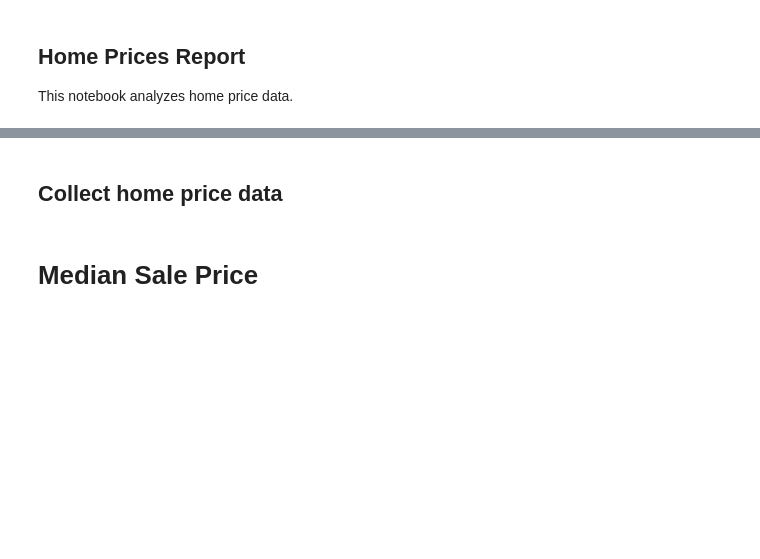
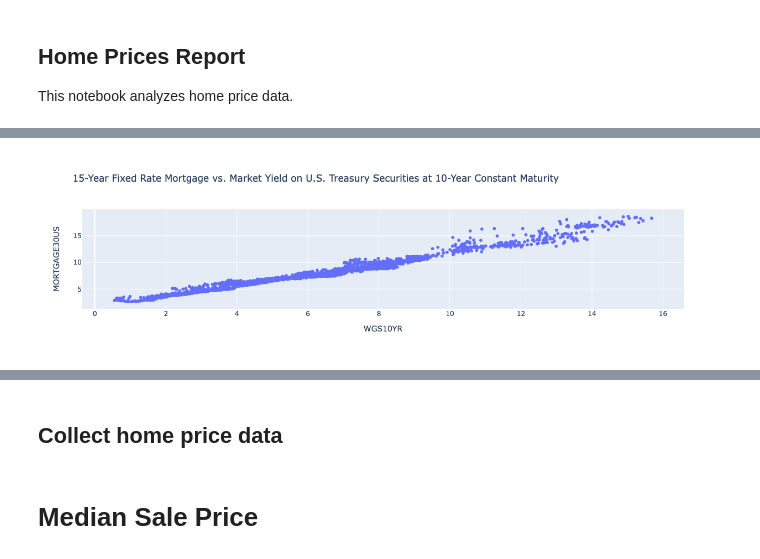
Before and after one commit to gw-moore/econ_reports, a Jupyter notebook: econ_reports/home_prices_report.ipynb, the cells around one changed output, grey strips where cells are left out. Saved outputs shown, nothing was run; the diff lists cells and outputs as text; code cells hidden in the pictures; blank space fills up the shorter version.

```diff
--- a/econ_reports/home_prices_report.ipynb
+++ b/econ_reports/home_prices_report.ipynb
@@ -69,0 +192,14 @@ rates_sc.show_observation_end()
+# %%
+fig = px.scatter(
+    df,
+    x="WGS10YR",
+    y="MORTGAGE30US",
+    title="15-Year Fixed Rate Mortgage vs. Market Yield on U.S. Treasury Securities at 10-Year Constant Maturity",
+    hover_data={"date": True},
+)
+# fig.layout.yaxis.tickformat = ",.0%"
+# fig.layout.xaxis.tickformat = ",.0%"
+
+fig.show()
+# %% [output]
+[figure, added]
```
Also changed, not shown: parts of 19 cells of this notebook, 5 other files.
